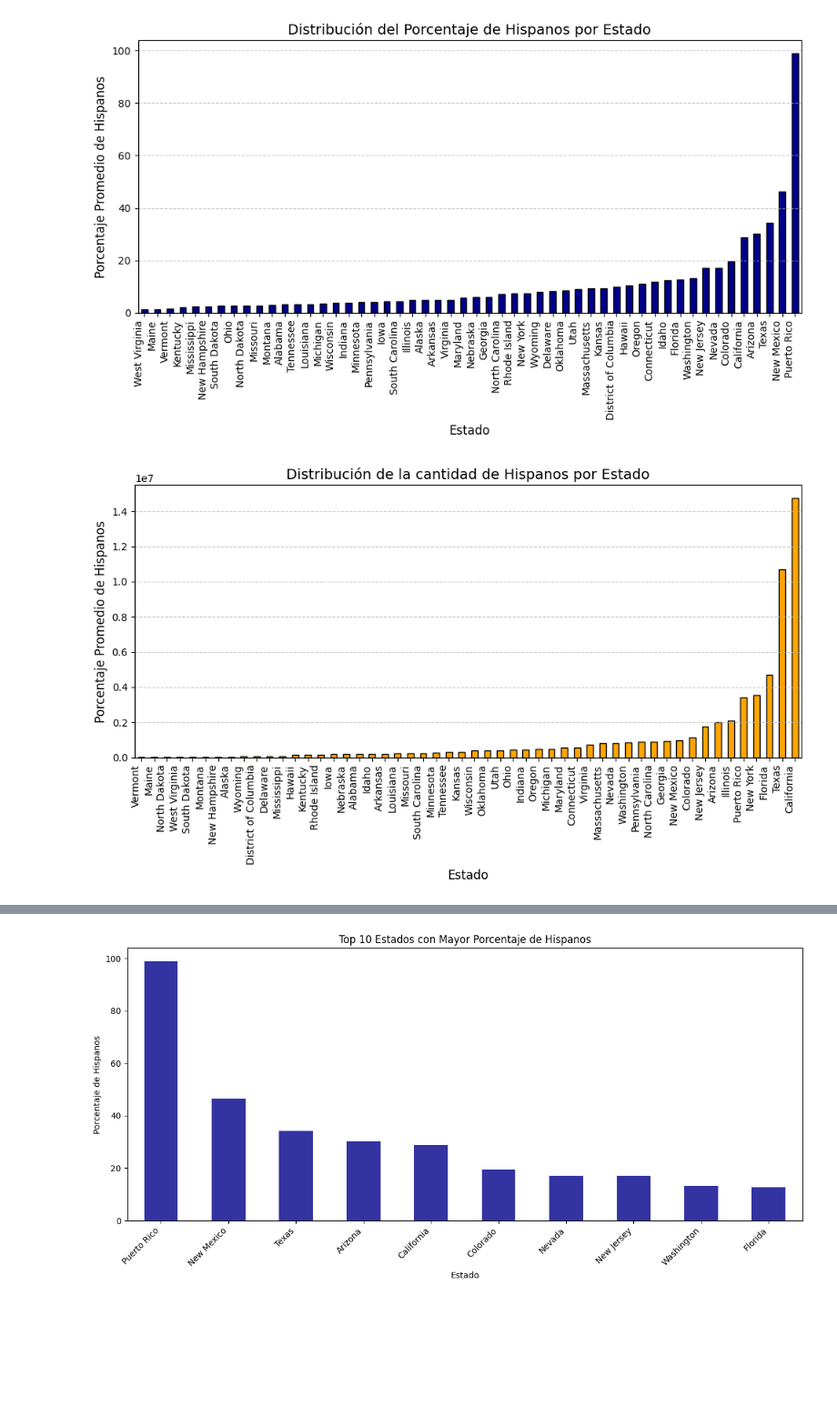
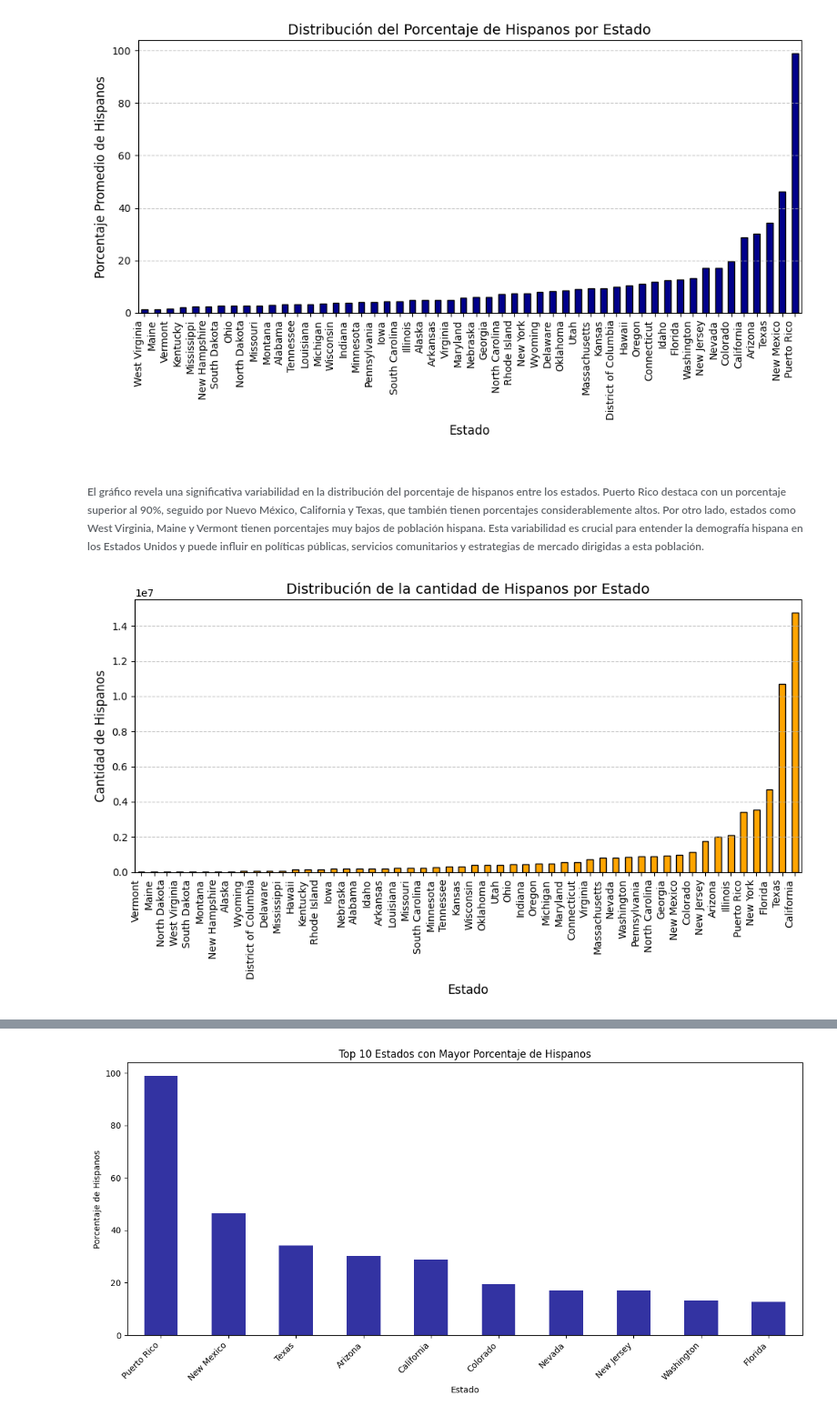
Before and after one commit to JossySharry/Proyecto_Yelp_GoogleMaps, a Jupyter notebook: eda_census.ipynb, the cells around one changed output, grey strips where cells are left out. Shown at 91% size. Saved outputs shown, nothing was run; the diff lists cells and outputs as text; code cells hidden in the pictures; blank space fills up the shorter version.

```diff
--- a/eda_census.ipynb
+++ b/eda_census.ipynb
@@ -150,22 +186,24 @@ plt.tight_layout()
 plt.show()
 # %% [output]
 [figure]
+# %% [markdown]
+###### El gráfico revela una significativa variabilidad en la distribución del porcentaje de hispanos entre los estados. Puerto Rico destaca con un porcentaje superior al 90%, seguido por Nuevo México, California y Texas, que también tienen porcentajes considerablemente altos. Por otro lado, estados como West Virginia, Maine y Vermont tienen porcentajes muy bajos de población hispana. Esta variabilidad es crucial para entender la demografía hispana en los Estados Unidos y puede influir en políticas públicas, servicios comunitarios y estrategias de mercado dirigidas a esta población.
 # %%
 # Agrupar por estado y calcular el porcentaje promedio de población hispana
 state_hispanic_avg = censo_agrupado.groupby('State')['hispanic_population'].sum().sort_values()
 
 # Crear un gráfico de barras para la distribución de hispanos por estado
 plt.figure(figsize=(10, 6))
 state_hispanic_avg.plot(kind='bar', color='orange', edgecolor='black')
 
 plt.title('Distribución de la cantidad de Hispanos por Estado', fontsize=14)
 plt.xlabel('Estado', fontsize=12)
-plt.ylabel('Porcentaje Promedio de Hispanos', fontsize=12)
+plt.ylabel('Cantidad de Hispanos', fontsize=12)
 plt.xticks(rotation=90, ha='right')
 plt.grid(axis='y', linestyle='--', alpha=0.7)
 plt.tight_layout()
 
 # Mostrar el gráfico
 plt.show()
 # %% [output]
-[figure, old version]
+[figure, new version]
```
Also changed, not shown: parts of 28 cells of this notebook.
